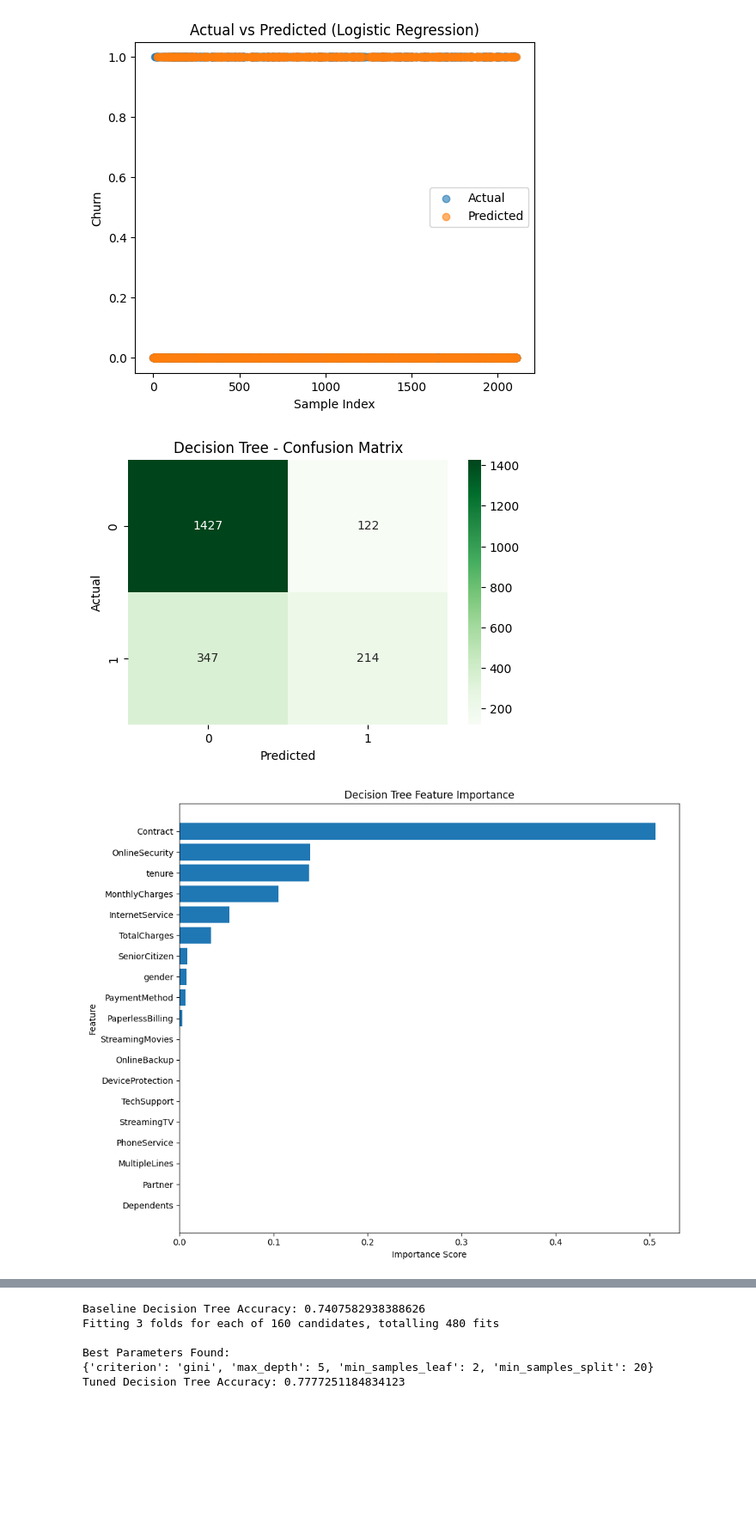
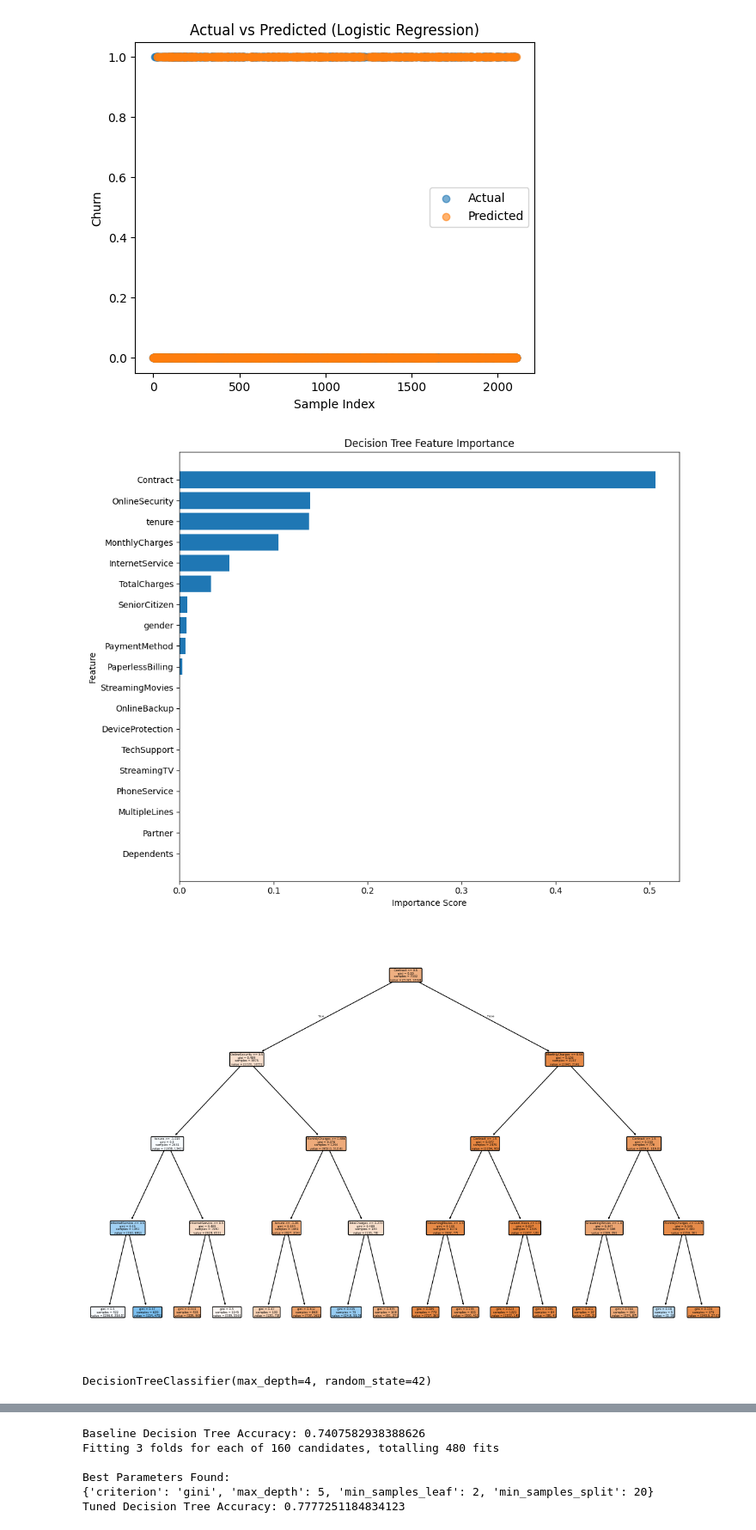
Before and after one commit to Baraah7/itcs494_project, a Jupyter notebook: 494project.ipynb, the cells around one changed output, grey strips where cells are left out. Shown at 86% size. Saved outputs shown, nothing was run; the diff lists cells and outputs as text; code cells hidden in the pictures; blank space fills up the shorter version.

```diff
--- a/494project.ipynb
+++ b/494project.ipynb
@@ -317,5 +324,8 @@ plt.show()
 # %%
 #  Convert categorical features into numerical representations
+
+# Drop customerID column as it is not useful for prediction
+df = df.drop('customerID', axis=1)
 
 #  Select categorical columns
 cat_cols = df.select_dtypes(include=['object']).columns
@@ -324,7 +334,7 @@ cat_cols = df.select_dtypes(include=['object']).columns
 df_encoded = df.copy()
 le = LabelEncoder()
 
-for col in df_encoded.select_dtypes(include='object').columns:
+for col in cat_cols:
     df_encoded[col] = le.fit_transform(df_encoded[col])
 
 df_encoded.head()
@@ -388,7 +387,7 @@ NameError: name 'cat_cols' is not defined
 num_cols = ['tenure', 'MonthlyCharges', 'TotalCharges']
 
 # Create final_df as a copy
-final_df = df.copy()
+final_df = df_encoded.copy()
 
 # Scale only continuous features
 scaler = StandardScaler()
@@ -505,47 +503,65 @@ plt.show()
 # Decision Tree Classifier Model
 dt_model = DecisionTreeClassifier(
     max_depth=5,
     random_state=42
 )
 
 # Train the model
 dt_model.fit(X_train_scaled, y_train)
 
 # Predictions
 y_pred_dt = dt_model.predict(X_test_scaled)
 
-# Confusion Matrix
-plt.figure(figsize=(6,4))
-sns.heatmap(
-    confusion_matrix(y_test, y_pred_dt),
-    annot=True, fmt='d', cmap='Greens'
-)
-plt.title("Decision Tree - Confusion Matrix")
-plt.xlabel("Predicted")
-plt.ylabel("Actual")
-plt.show()
-
 # Decision Tree Feature Importance Plot
-
 # Extract feature importances
 importances = dt_model.feature_importances_
 feature_names = X.columns  # original feature names
 
 # Sort by importance
 indices = np.argsort(importances)[::-1]
 
 plt.figure(figsize=(10, 8))
 plt.barh(range(len(indices)), importances[indices], align='center')
 plt.yticks(range(len(indices)), feature_names[indices])
 plt.gca().invert_yaxis()  # most important at the top
 plt.title("Decision Tree Feature Importance")
 plt.xlabel("Importance Score")
 plt.ylabel("Feature")
 plt.tight_layout()
 plt.show()
+
+# Decision Tree Visualization Function
+def quick_decision_tree(df, target_col):
+
+    # Prepare features (all columns except target)
+    feature_cols = [col for col in df.columns if col != target_col]
+
+    X = df[feature_cols]
+    y = df[target_col]
+
+    # Handle categorical data
+    for col in X.select_dtypes(include=['object']).columns:
+        X[col] = LabelEncoder().fit_transform(X[col].astype(str))
+
+    if y.dtype == 'object':
+        y = LabelEncoder().fit_transform(y)
+
+    # Build tree
+    model = DecisionTreeClassifier(max_depth=4, random_state=42)
+    model.fit(X, y)
+
+    # Plot
+    plt.figure(figsize=(15, 10))
+    plot_tree(model, feature_names=feature_cols, filled=True, rounded=True)
+    plt.show()
+
+    return model
+
+quick_decision_tree(final_df, 'Churn')
 # %% [output]
-[figure, old version]
+[figure, new version]
-[figure, old version]
+[figure, new version]
+DecisionTreeClassifier(max_depth=4, random_state=42)
 # %%
 # Random Forest Classifier Model
 rf_model = RandomForestClassifier(
```
Also changed, not shown: parts of 9 cells of this notebook.
